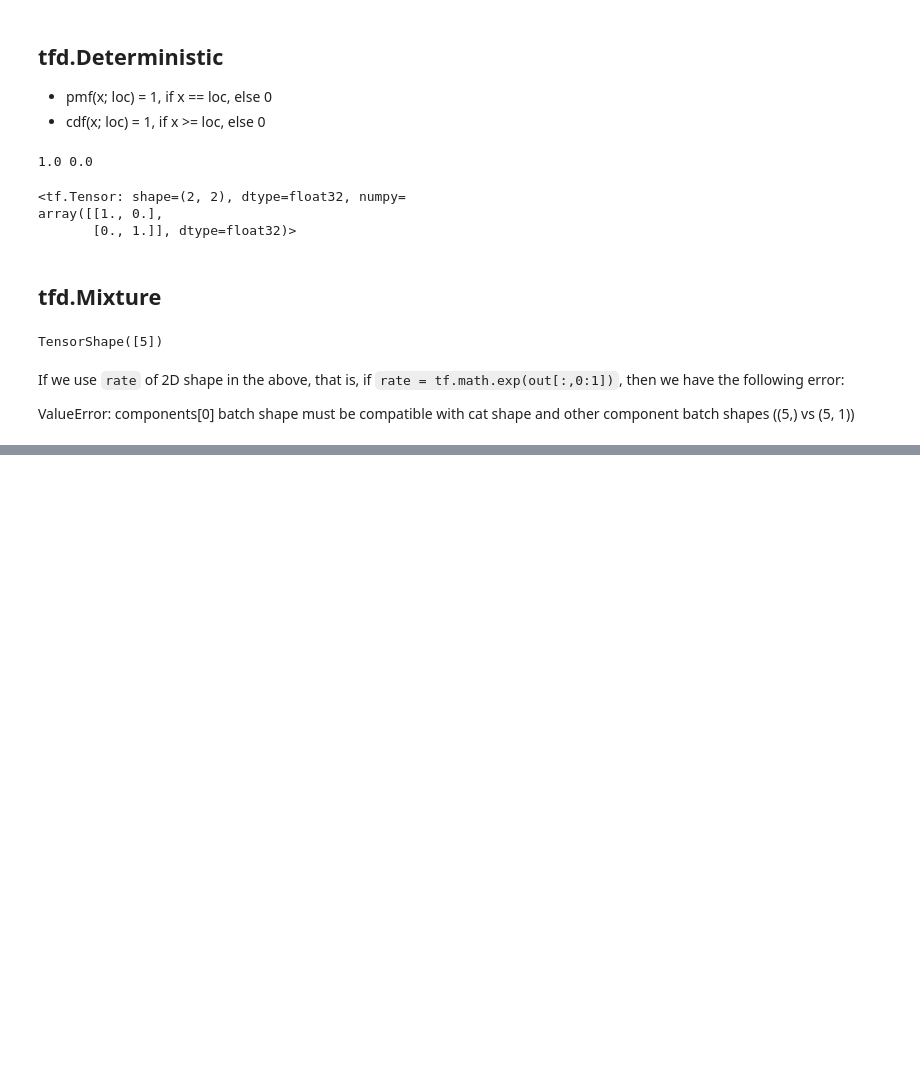
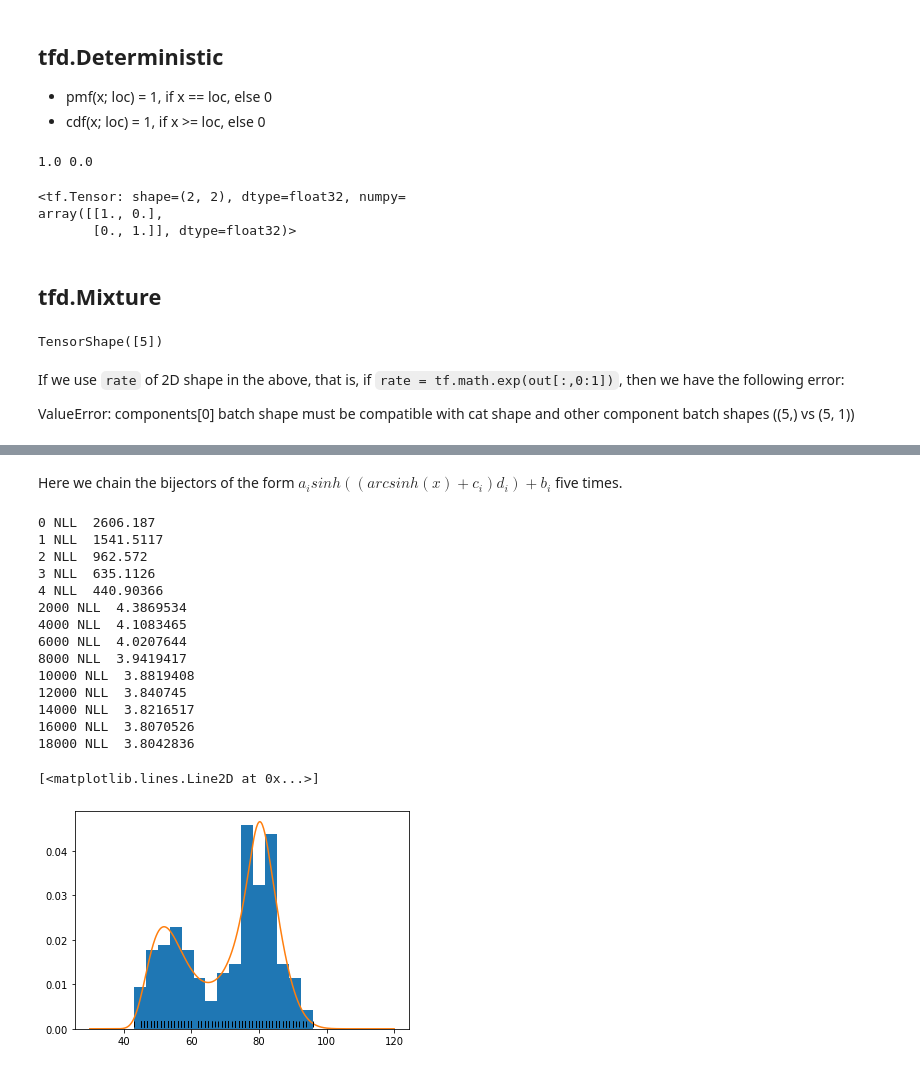
Before and after one commit to dchoi77/Learn_TensorFlow, a Jupyter notebook: TFP.ipynb, the cells around one changed output, grey strips where cells are left out. Saved outputs shown, nothing was run; the diff lists cells and outputs as text; code cells hidden in the pictures; blank space fills up the shorter version.

```diff
--- a/TFP.ipynb
+++ b/TFP.ipynb
@@ -111,0 +209,17 @@ ValueError: components[0] batch shape must be compatible with cat shape and othe
+# %%
+# Find a and b such that x ~ N(a, b)
+
+b = tf.Variable(0.0)
+a = tf.Variable(1.0)
+bijector = tfb.Shift(b)(tfb.Scale(a))
+dist = tfd.TransformedDistribution(distribution=tfd.Normal(loc=0, scale=1), bijector=bijector)
+
+optimizer = tf.keras.optimizers.Adam(learning_rate=1e-1) #quite high lr for normalizing flows.
+
+for i in range(1000):
+    with tf.GradientTape() as tape:
+        loss = -tf.reduce_mean(dist.log_prob(X))
+        gradients = tape.gradient(loss, dist.trainable_variables)
+        optimizer.apply_gradients(zip(gradients, dist.trainable_variables))
+    if (i % 100 == 0):
+        print(i, "NLL ", loss.numpy(), " shift (a) ", a.numpy(), " scale (b) ", b.numpy())
@@ -111,0 +248,54 @@ ValueError: components[0] batch shape must be compatible with cat shape and othe
+# %% [markdown]
+Here we chain the bijectors of the form $a_i sinh( (arcsinh(x) + c_i ) d_i ) + b_i$ five times.
+# %%
+from tensorflow.keras.optimizers import Adam
+
+num_bijectors = 5
+bs = []
+for i in range(num_bijectors):
+    shift, scale = tf.Variable(0.), tf.Variable(1.)
+    bs.append(tfb.Shift(shift)(tfb.Scale(scale)))
+
+    skewness, tailweight = tf.Variable(0.), tf.Variable(1.)
+    bs.append(tfb.SinhArcsinh(skewness, tailweight))
+
+bijector = tfb.Chain(bs)
+
+dist = tfd.TransformedDistribution(distribution=tfd.Normal(loc=0, scale=1), bijector=bijector)
+optimizer = Adam(learning_rate=0.01)
+
+@tf.function
+def train_step(X):
+    with tf.GradientTape() as tape:
+        loss = -tf.reduce_mean(dist.log_prob(X))
+        gradients = tape.gradient(loss, dist.trainable_variables)
+        optimizer.apply_gradients(zip(gradients, dist.trainable_variables))
+    return loss
+
+for i in range(20000):
+    loss = train_step(X)
+    if i%2000==0 or i<5:
+        print(i, "NLL ", loss.numpy())
+
+plt.hist(X, 15, density=True)
+xs = np.linspace(30, 120, 500)
+plt.plot(xs, dist.prob(xs))
+plt.plot(X, [0.001]*len(X), '|', color='k')
+plt.show()
+# %% [output]
+0 NLL  2606.187
+1 NLL  1541.5117
+2 NLL  962.572
+3 NLL  635.1126
+4 NLL  440.90366
+2000 NLL  4.3869534
+4000 NLL  4.1083465
+6000 NLL  4.0207644
+8000 NLL  3.9419417
+10000 NLL  3.8819408
+12000 NLL  3.840745
+14000 NLL  3.8216517
+16000 NLL  3.8070526
+18000 NLL  3.8042836
+[<matplotlib.lines.Line2D at 0x...>]
+[figure, added]
```
Also changed, not shown: parts of 23 cells of this notebook, 1 other file.
